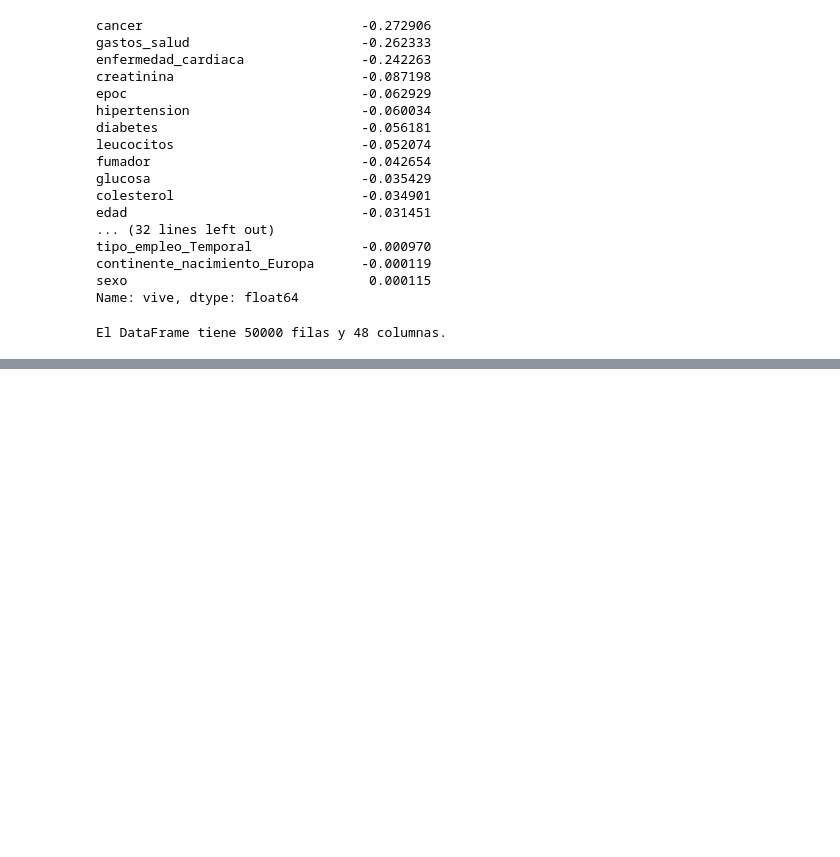
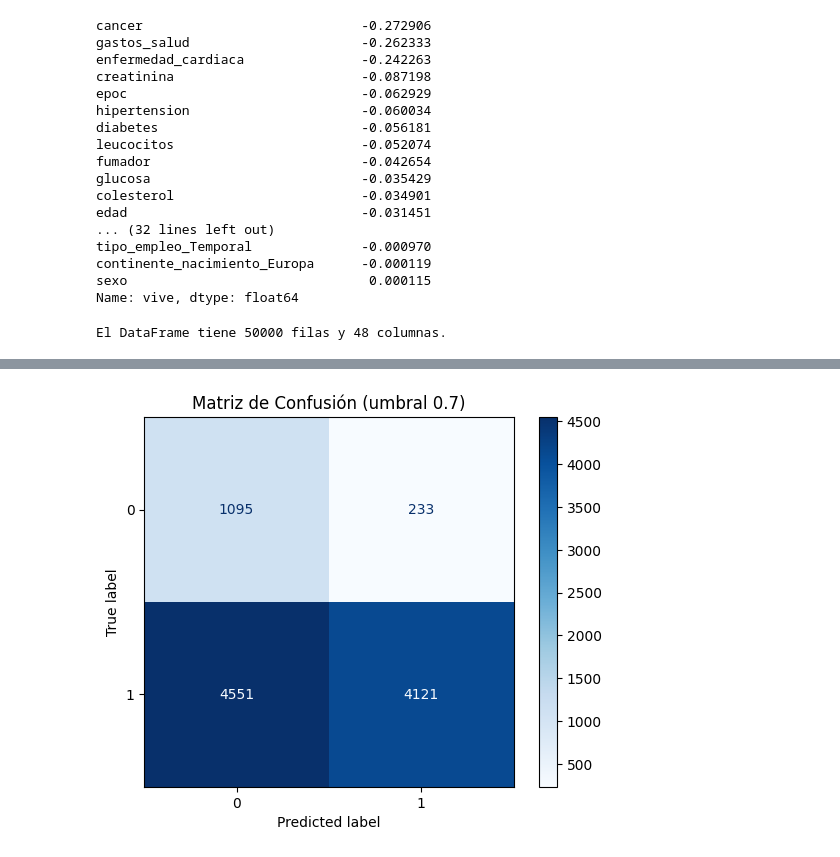
Before and after one commit to Nachosanchezz/Redes-neuronales, a Jupyter notebook: notebooks/02_red_neuronal.ipynb, the cells around one changed output, grey strips where cells are left out. Saved outputs shown, nothing was run; the diff lists cells and outputs as text; code cells hidden in the pictures; blank space fills up the shorter version.

```diff
--- a/notebooks/02_red_neuronal.ipynb
+++ b/notebooks/02_red_neuronal.ipynb
@@ -169,0 +320,25 @@ Epoch 37/50
+# %%
+# Aquí asume que ya tienes X_train_smote, y_train_smote definidos con SMOTE
+
+model = tf.keras.Sequential([
+    tf.keras.layers.Input(shape=(X_train_smote.shape[1],)),
+    tf.keras.layers.Dense(128, activation='relu'),
+    tf.keras.layers.Dropout(0.3),
+    tf.keras.layers.Dense(64, activation='relu'),
+    tf.keras.layers.Dense(32, activation='relu'),
+    tf.keras.layers.Dense(1, activation='sigmoid')
+])
+
+model.compile(optimizer='adam',
+              loss='binary_crossentropy',
+              metrics=['accuracy'])
+
+history = model.fit(X_train_smote, y_train_smote, epochs=5, batch_size=16,
+                    validation_split=0.2, verbose=0)
+
+test_loss, test_acc = model.evaluate(X_test, y_test)
+
+y_pred = (model.predict(X_test) >= 0.5).astype(int)
+
+print("Matriz de confusión:\n", confusion_matrix(y_test, y_pred))
+print("Reporte de clasificación:\n", classification_report(y_test, y_pred))
@@ -169,0 +360,14 @@ Epoch 37/50
+# %%
+# Predecir probabilidades
+y_probs = model.predict(X_test)
+
+# Aplicar un umbral más alto, por ejemplo 0.7 en vez de 0.5
+y_pred = (y_probs >= 0.9).astype(int)
+
+# Matriz de confusión
+cm = confusion_matrix(y_test, y_pred)
+disp = ConfusionMatrixDisplay(confusion_matrix=cm)
+disp.plot(cmap='Blues')
+plt.title("Matriz de Confusión (umbral 0.7)")
+plt.show()
+# %% [output]
@@ -169,0 +375 @@ Epoch 37/50
+[figure, added]
```
Also changed, not shown: parts of 9 cells of this notebook.
